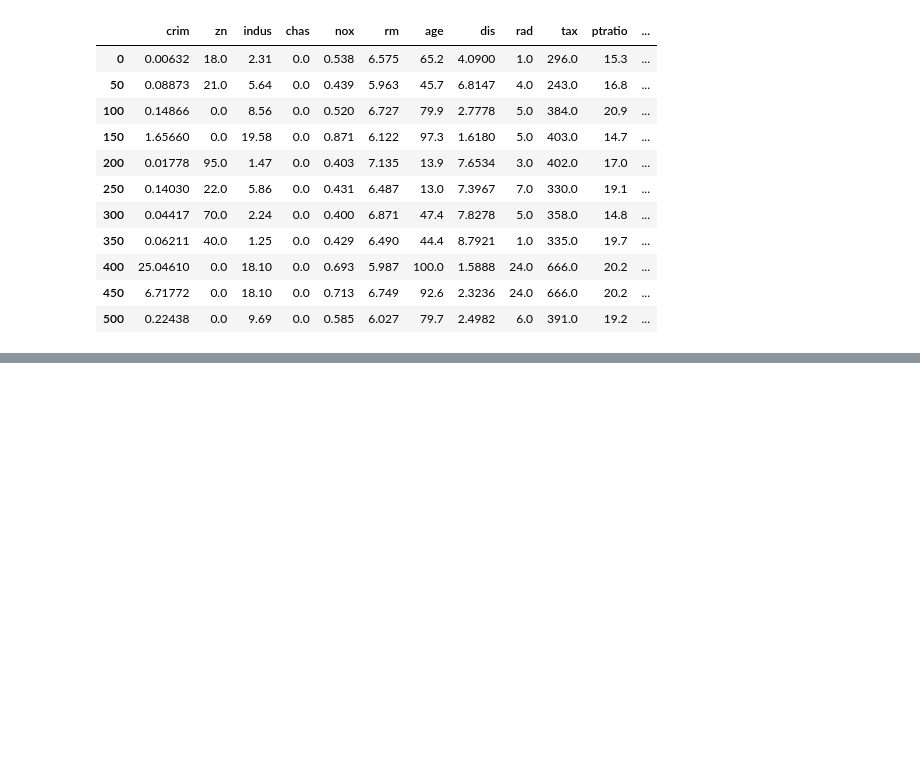
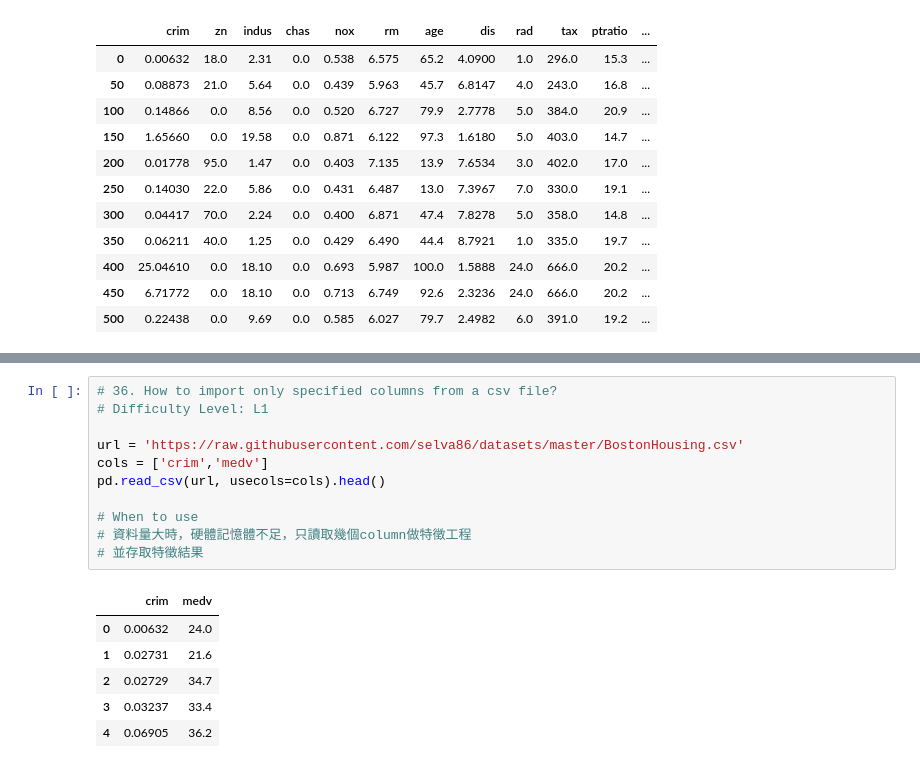
Before and after one commit to YLTsai0609/pandas_101, a Jupyter notebook: notebook.ipynb, the cells around one changed output, grey strips where cells are left out. Cells and saved outputs as stored; diff of their text form; blank space fills up the shorter version.

```diff
--- a/notebook.ipynb
+++ b/notebook.ipynb
@@ -590,0 +628,18 @@ df_result.T
+# %%
+# 36. How to import only specified columns from a csv file?
+# Difficulty Level: L1
+
+url = 'https://raw.githubusercontent.com/selva86/datasets/master/BostonHousing.csv'
+cols = ['crim','medv']
+pd.read_csv(url, usecols=cols).head()
+
+# When to use
+# 資料量大時，硬體記憶體不足，只讀取幾個column做特徵工程
+# 並存取特徵結果
+# %% [output]
+|  | crim | medv |
+| 0 | 0.00632 | 24.0 |
+| 1 | 0.02731 | 21.6 |
+| 2 | 0.02729 | 34.7 |
+| 3 | 0.03237 | 33.4 |
+| 4 | 0.06905 | 36.2 |
```
Also changed, not shown: parts of 15 cells of this notebook, 1 other file.
